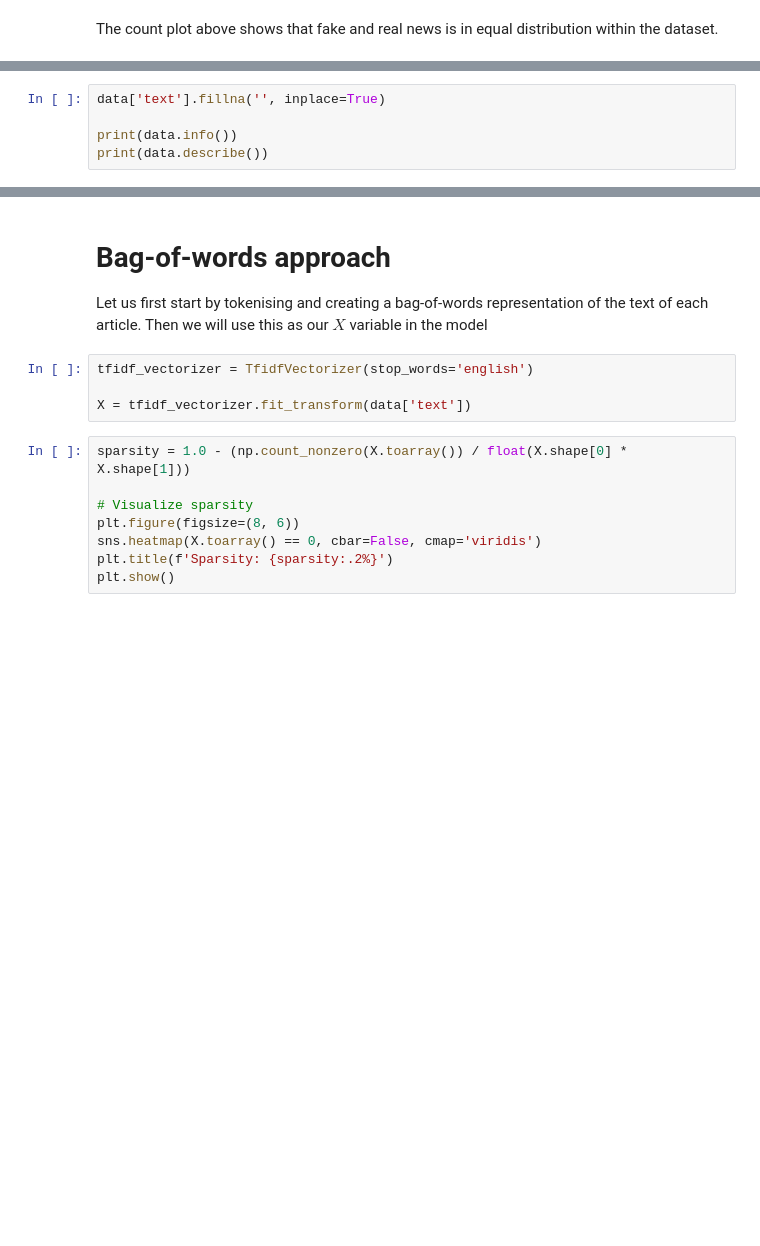
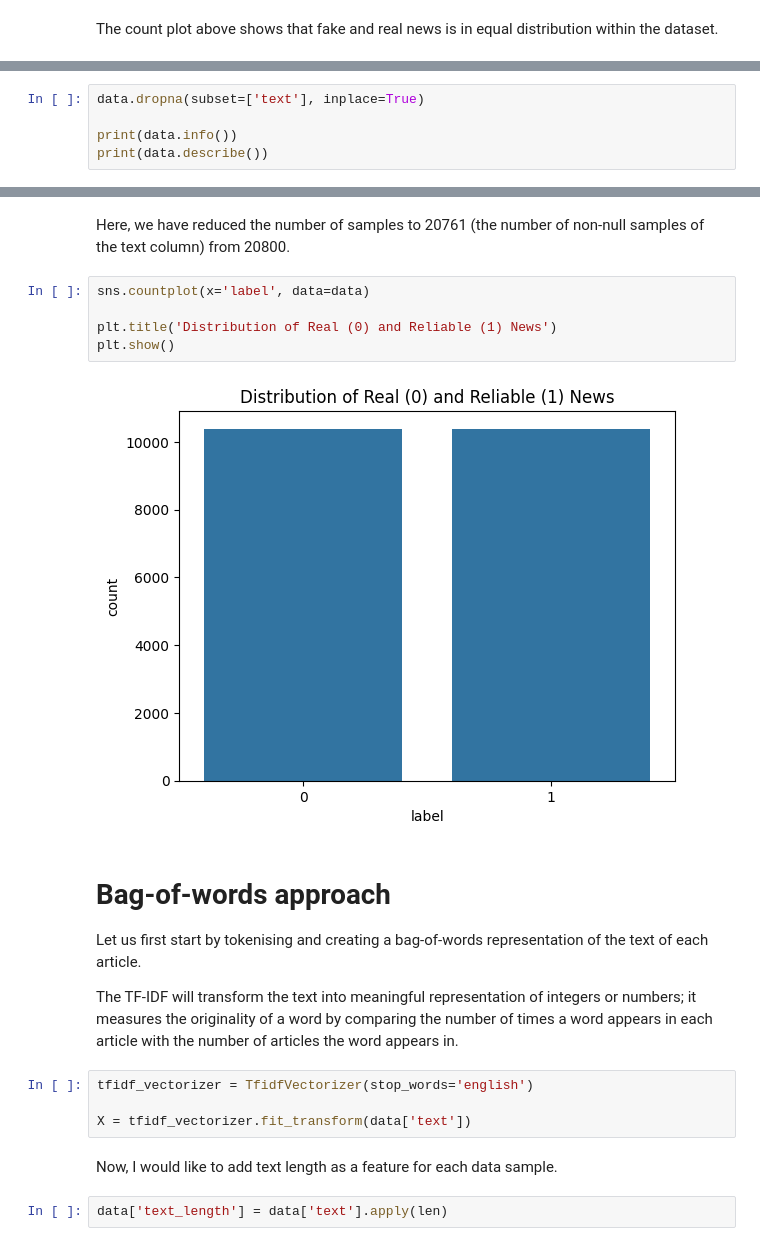
Before and after one commit to raum30/fake-news, a Jupyter notebook: notebook.ipynb, the cells around one changed output, grey strips where cells are left out. Cells and saved outputs as stored; diff of their text form; blank space fills up the shorter version.

```diff
--- a/notebook.ipynb
+++ b/notebook.ipynb
@@ -68,5 +85,5 @@ For now, I will approach this by filling the empty text column values with empty
 # %%
-data['text'].fillna('', inplace=True)
+data.dropna(subset=['text'], inplace=True)
 
 print(data.info())
 print(data.describe())
@@ -73,16 +108,23 @@ print(data.describe())
+# %% [markdown]
+Here, we have reduced the number of samples to 20761 (the number of non-null samples of the text column) from 20800.
+# %%
+sns.countplot(x='label', data=data)
+
+plt.title('Distribution of Real (0) and Reliable (1) News')
+plt.show()
+# %% [output]
+[figure, added]
 # %% [markdown]
 # Bag-of-words approach
 
-Let us first start by tokenising and creating a bag-of-words representation of the text of each article. Then we will use this as our $X$ variable in the model
+Let us first start by tokenising and creating a bag-of-words representation of the text of each article.
+
+The TF-IDF will transform the text into meaningful representation of integers or numbers; it measures the originality of a word by comparing the number of times a word appears in each article with the number of articles the word appears in.
 # %%
 tfidf_vectorizer = TfidfVectorizer(stop_words='english')
 
 X = tfidf_vectorizer.fit_transform(data['text'])
-# %%
-sparsity = 1.0 - (np.count_nonzero(X.toarray()) / float(X.shape[0] * X.shape[1]))
-
-# Visualize sparsity
-plt.figure(figsize=(8, 6))
-sns.heatmap(X.toarray() == 0, cbar=False, cmap='viridis')
-plt.title(f'Sparsity: {sparsity:.2%}')
-plt.show()
+# %% [markdown]
+Now, I would like to add text length as a feature for each data sample.
+# %%
+data['text_length'] = data['text'].apply(len)
```
Also changed, not shown: parts of 22 cells of this notebook.
